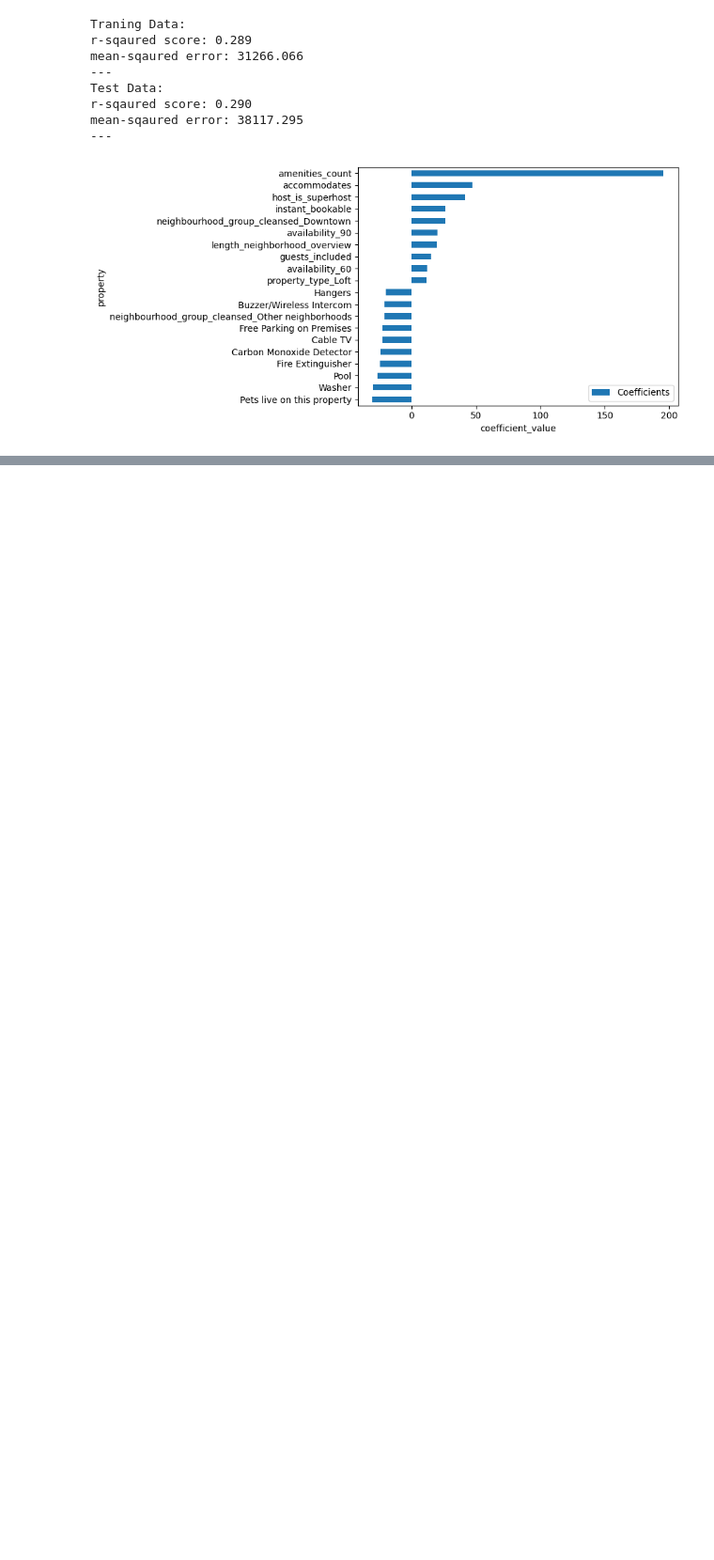
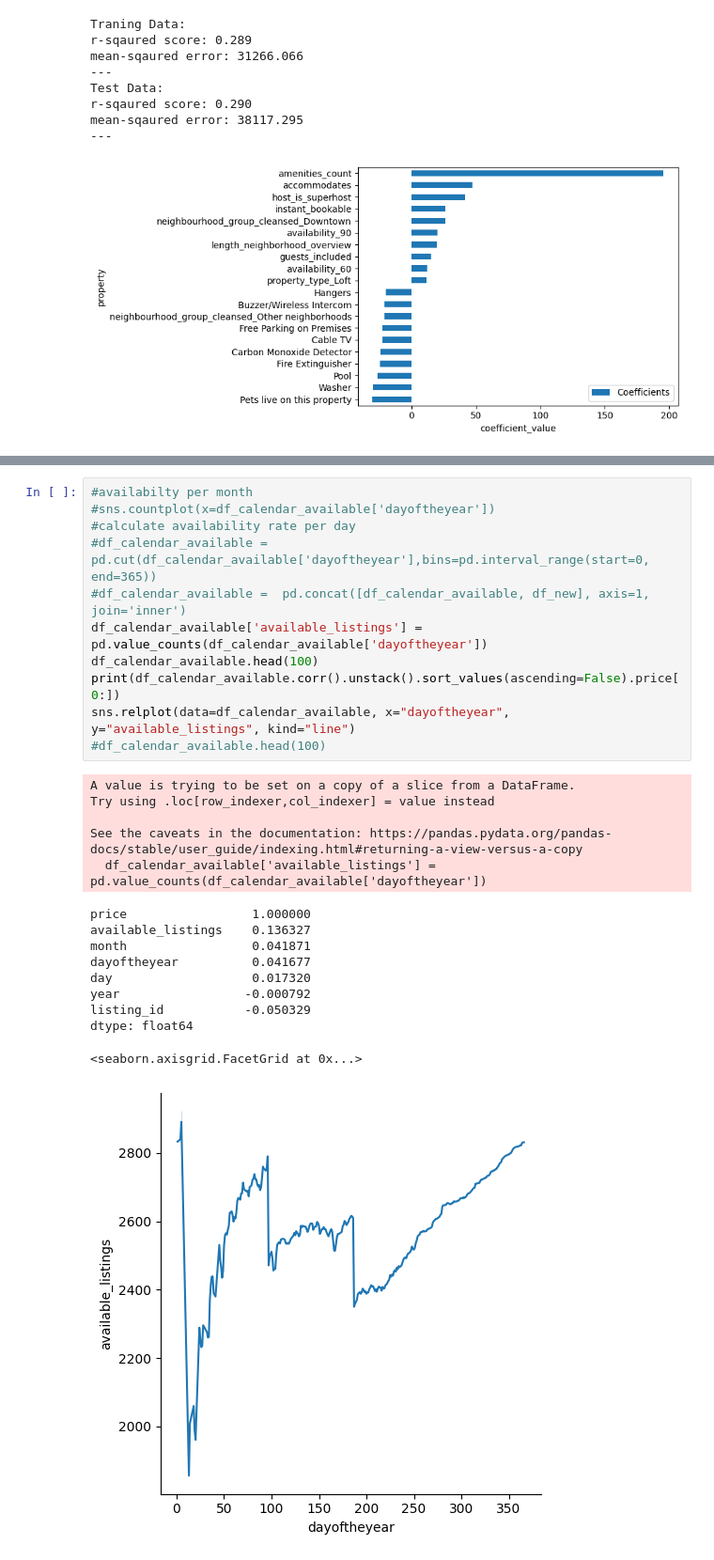
Before and after one commit to muellerch2293/airbnb, a Jupyter notebook: Untitled.ipynb, the cells around one changed output, grey strips where cells are left out. Shown: that part at 94% size. Cells and saved outputs as stored; diff of their text form; blank space fills up the shorter version.

```diff
--- a/Untitled.ipynb
+++ b/Untitled.ipynb
@@ -251,0 +270,27 @@ memory usage: 74.4+ MB
+# %%
+#availabilty per month
+#sns.countplot(x=df_calendar_available['dayoftheyear'])
+#calculate availability rate per day
+#df_calendar_available = pd.cut(df_calendar_available['dayoftheyear'],bins=pd.interval_range(start=0, end=365))
+#df_calendar_available =  pd.concat([df_calendar_available, df_new], axis=1, join='inner')
+df_calendar_available['available_listings'] =  pd.value_counts(df_calendar_available['dayoftheyear'])
+df_calendar_available.head(100)
+print(df_calendar_available.corr().unstack().sort_values(ascending=False).price[0:])
+sns.relplot(data=df_calendar_available, x="dayoftheyear", y="available_listings", kind="line")
+#df_calendar_available.head(100)
+# %% [output]
+A value is trying to be set on a copy of a slice from a DataFrame.
+Try using .loc[row_indexer,col_indexer] = value instead
+
+See the caveats in the documentation: https://pandas.pydata.org/pandas-docs/stable/user_guide/indexing.html#returning-a-view-versus-a-copy
+  df_calendar_available['available_listings'] =  pd.value_counts(df_calendar_available['dayoftheyear'])
+price                 1.000000
+available_listings    0.136327
+month                 0.041871
+dayoftheyear          0.041677
+day                   0.017320
+year                 -0.000792
+listing_id           -0.050329
+dtype: float64
+<seaborn.axisgrid.FacetGrid at 0x...>
+[figure, added]
```
Also changed, not shown: parts of 4 cells of this notebook.
